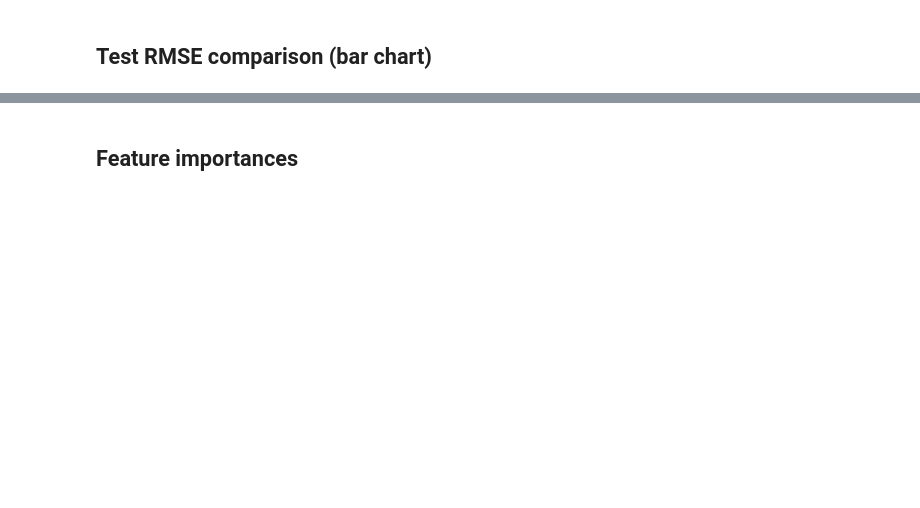
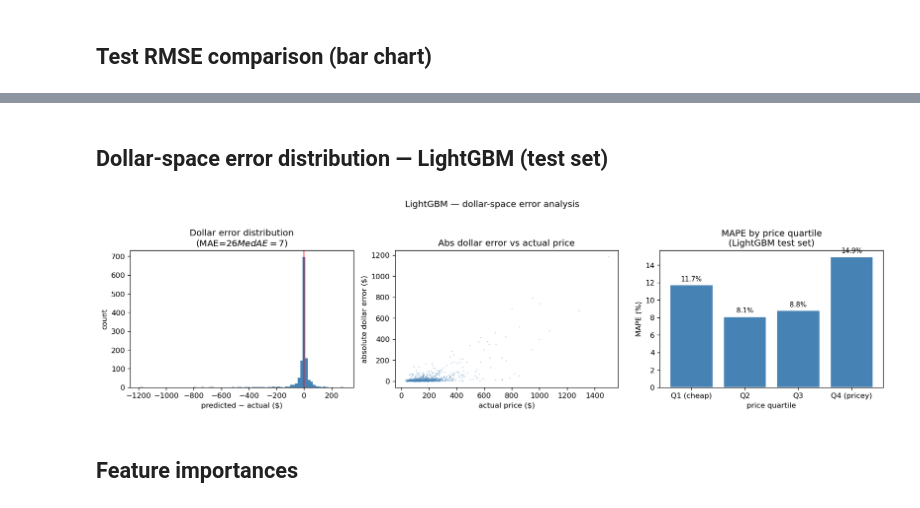
Before and after one commit to hasmiig/Machine_Learning_Project, a Jupyter notebook: notebooks/tabular_models.ipynb, the cells around one changed output, grey strips where cells are left out. Saved outputs shown, nothing was run; the diff lists cells and outputs as text; code cells hidden in the pictures; blank space fills up the shorter version.

```diff
--- a/notebooks/tabular_models.ipynb
+++ b/notebooks/tabular_models.ipynb
@@ -162,3 +215,47 @@ plt.show()
+# %% [markdown]
+## Dollar-space error distribution — LightGBM (test set)
+# %%
+lgbm_preds_log = lgbm.predict(X_test)
+price_actual   = np.exp(y_test.values)
+price_pred     = np.exp(lgbm_preds_log)
+dollar_errors  = price_pred - price_actual
+
+fig, axes = plt.subplots(1, 3, figsize=(15, 4))
+
+# Distribution of dollar errors
+axes[0].hist(dollar_errors, bins=80, color="steelblue", edgecolor="none")
+axes[0].axvline(0, color="red", linewidth=0.9)
+axes[0].set_xlabel("predicted − actual ($)")
+axes[0].set_ylabel("count")
+axes[0].set_title(f"Dollar error distribution\n(MAE=${np.mean(np.abs(dollar_errors)):,.0f}  "
+                  f"MedAE=${np.median(np.abs(dollar_errors)):,.0f})")
+
+# Absolute dollar error vs actual price
+axes[1].scatter(price_actual, np.abs(dollar_errors), s=3, alpha=0.3, linewidths=0, color="steelblue")
+axes[1].set_xlabel("actual price ($)")
+axes[1].set_ylabel("absolute dollar error ($)")
+axes[1].set_title("Abs dollar error vs actual price")
+
+# MAPE by price tier
+tiers   = pd.qcut(price_actual, q=4, labels=["Q1 (cheap)", "Q2", "Q3", "Q4 (pricey)"])
+tier_mape = {}
+for t in tiers.unique():
+    mask_t = tiers == t
+    tier_mape[str(t)] = float(np.mean(np.abs((price_actual[mask_t] - price_pred[mask_t]) / price_actual[mask_t])) * 100)
+
+tier_mape = dict(sorted(tier_mape.items()))
+axes[2].bar(tier_mape.keys(), tier_mape.values(), color="steelblue", edgecolor="white")
+for x, (k, v) in enumerate(tier_mape.items()):
+    axes[2].text(x, v + 0.3, f"{v:.1f}%", ha="center", va="bottom", fontsize=9)
+axes[2].set_xlabel("price quartile")
+axes[2].set_ylabel("MAPE (%)")
+axes[2].set_title("MAPE by price quartile\n(LightGBM test set)")
+
+plt.suptitle("LightGBM — dollar-space error analysis", y=1.02)
+plt.tight_layout()
+plt.show()
+# %% [output]
+[figure, added]
 # %% [markdown]
 ## Feature importances
 # %%
```
Also changed, not shown: parts of 14 cells of this notebook, 19 other files.
